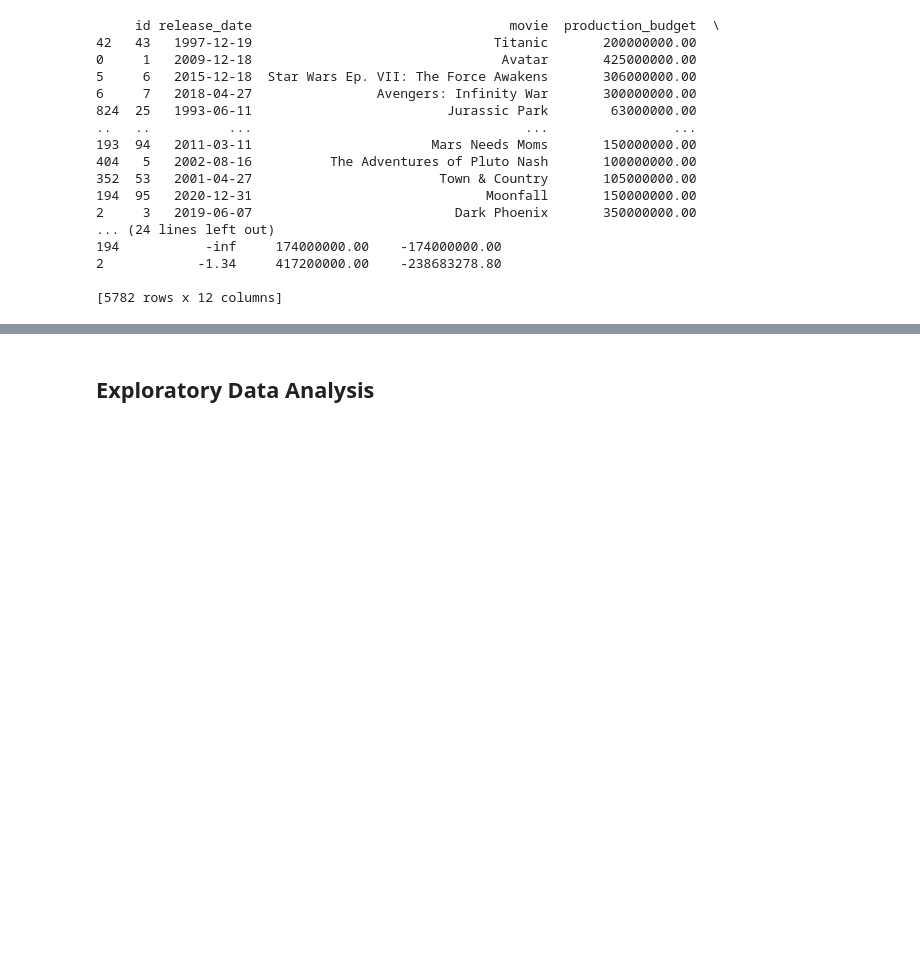
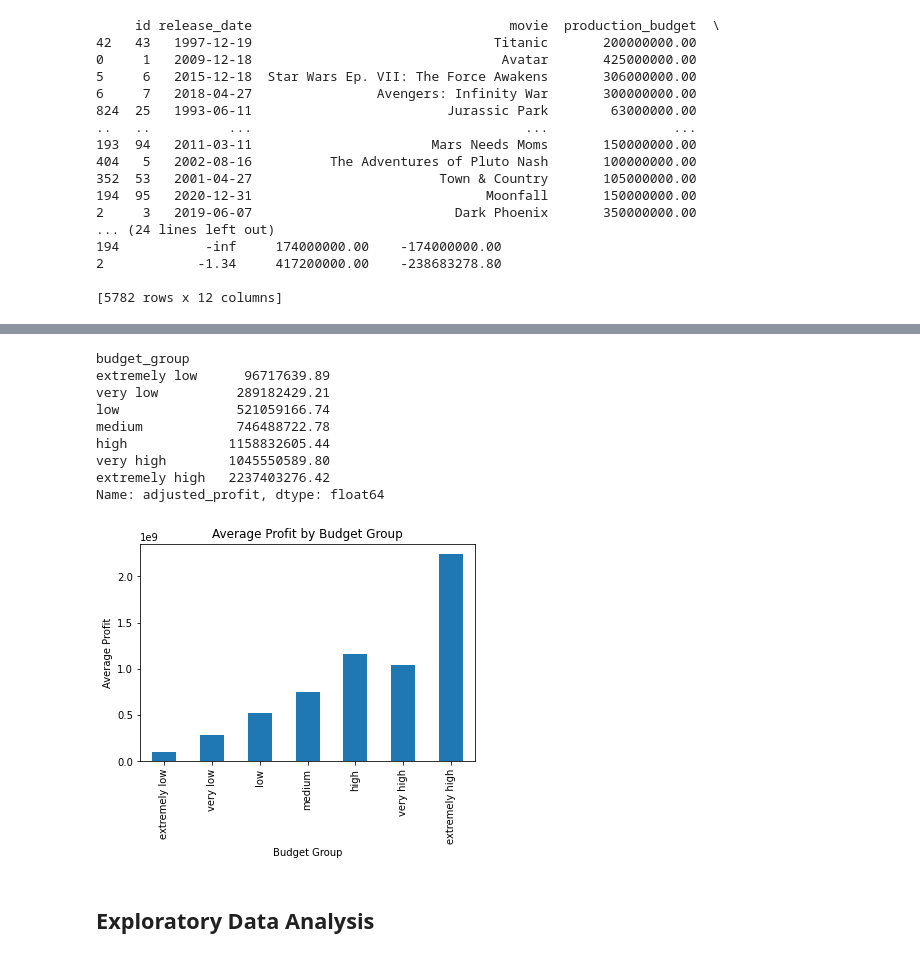
Before and after one commit to morgannash1/movie_analysis_project, a Jupyter notebook: notebook.ipynb, the cells around one changed output, grey strips where cells are left out. Cells and saved outputs as stored; diff of their text form; code cells hidden in the pictures; blank space fills up the shorter version.

```diff
--- a/notebook.ipynb
+++ b/notebook.ipynb
@@ -830,3 +868,23 @@ plt.show()
+# %%
+average_profit_by_budget_prof = profitable_tn_df.groupby('budget_group')['adjusted_profit'].mean()
+print(average_profit_by_budget_prof)
+
+average_profit_by_budget_prof.plot(kind='bar')
+plt.title('Average Profit by Budget Group')
+plt.xlabel('Budget Group')
+plt.ylabel('Average Profit')
+plt.show()
+# %% [output]
+budget_group
+extremely low      96717639.89
+very low          289182429.21
+low               521059166.74
+medium            746488722.78
+high             1158832605.44
+very high        1045550589.80
+extremely high   2237403276.42
+Name: adjusted_profit, dtype: float64
+[figure, added]
 # %% [markdown]
 ## Exploratory Data Analysis
 # %% [markdown]
```
Also changed, not shown: parts of 6 cells of this notebook.
